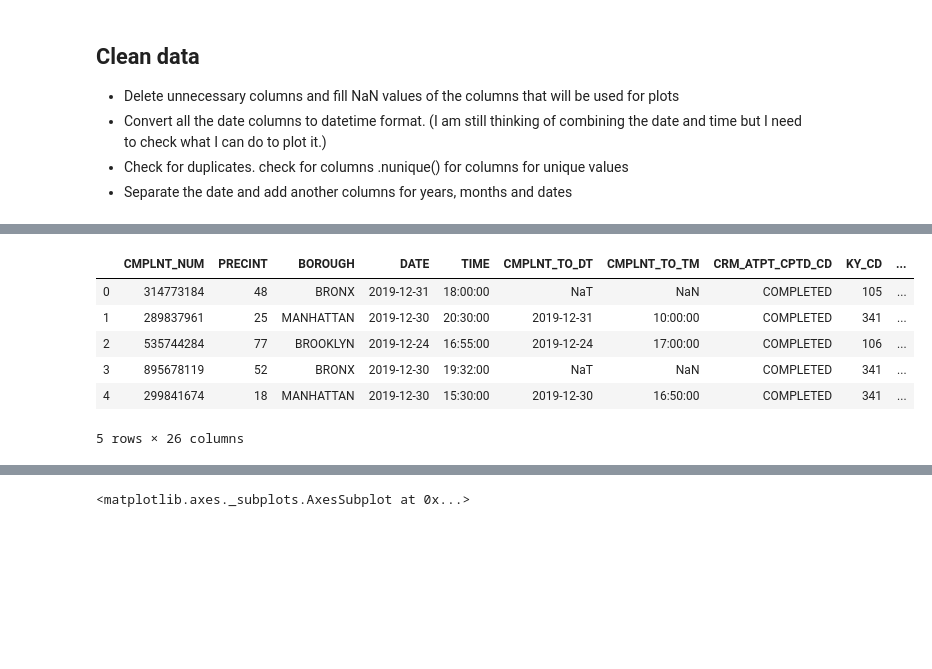
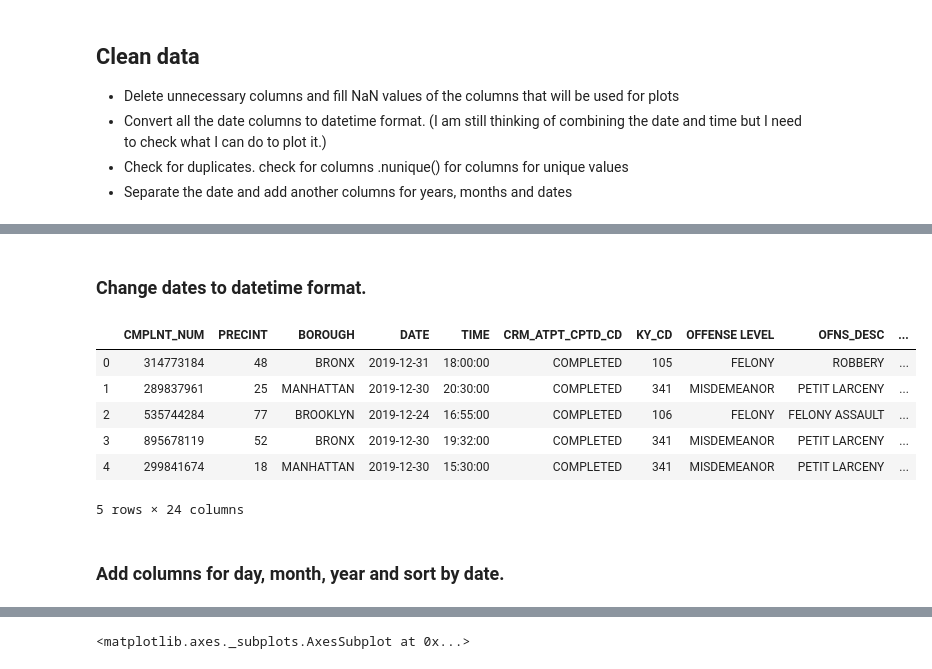
Before and after one commit to elizabeamedalla/Capstone-1, a Jupyter notebook: Capstone 1.ipynb, the cells around one changed output, grey strips where cells are left out. Saved outputs shown, nothing was run; the diff lists cells and outputs as text; code cells hidden in the pictures; blank space fills up the shorter version.

```diff
--- a/Capstone 1.ipynb
+++ b/Capstone 1.ipynb
@@ -23,3 +23,3 @@ df = pd.read_csv('nyc_crime.csv')
 # %%
-# Delete unnecessary columns. Columns that are not needed are: HADEVELOPT, HOUSING_PSA, JURISDICTION_CODE, JURIS_DESC, LOC_OF_OCCUR_DESC, PARKS_NM, STATION_NAME, TRANSIT_DISTRICT.
-df.drop(['HADEVELOPT', 'HOUSING_PSA', 'PREM_TYP_DESC', 'JURISDICTION_CODE', 'JURIS_DESC', 'LOC_OF_OCCUR_DESC', 'PARKS_NM', 'STATION_NAME', 'TRANSIT_DISTRICT'], axis=1, inplace=True)
+df.drop(['HADEVELOPT', 'CMPLNT_TO_DT', 'CMPLNT_TO_TM', 'HOUSING_PSA', 'PREM_TYP_DESC', 'JURISDICTION_CODE', 'JURIS_DESC', 'LOC_OF_OCCUR_DESC', 'PARKS_NM', 'STATION_NAME', 'TRANSIT_DISTRICT'], axis=1, inplace=True)
+df.info()
@@ -32,17 +61,19 @@ df["BOROUGH"].fillna("UNKNOWN", inplace = True)
+# %% [markdown]
+### Change dates to datetime format.
 # %%
-# Change the dates to datetime format
 df['DATE'] = pd.to_datetime(df['DATE'])
-df['CMPLNT_TO_DT'] = pd.to_datetime(df['CMPLNT_TO_DT'], errors='coerce')
 df['RPT_DT'] = pd.to_datetime(df['RPT_DT'], errors='coerce')
 df.head()
 # %% [output]
-|  | CMPLNT_NUM | PRECINT | BOROUGH | DATE | TIME | CMPLNT_TO_DT | CMPLNT_TO_TM | CRM_ATPT_CPTD_CD | KY_CD | ... |
-| 0 | 314773184 | 48 | BRONX | 2019-12-31 | 18:00:00 | NaT | NaN | COMPLETED | 105 | ... |
-| 1 | 289837961 | 25 | MANHATTAN | 2019-12-30 | 20:30:00 | 2019-12-31 | 10:00:00 | COMPLETED | 341 | ... |
-| 2 | 535744284 | 77 | BROOKLYN | 2019-12-24 | 16:55:00 | 2019-12-24 | 17:00:00 | COMPLETED | 106 | ... |
-| 3 | 895678119 | 52 | BRONX | 2019-12-30 | 19:32:00 | NaT | NaN | COMPLETED | 341 | ... |
-| 4 | 299841674 | 18 | MANHATTAN | 2019-12-30 | 15:30:00 | 2019-12-30 | 16:50:00 | COMPLETED | 341 | ... |
+|  | CMPLNT_NUM | PRECINT | BOROUGH | DATE | TIME | CRM_ATPT_CPTD_CD | KY_CD | OFFENSE LEVEL | OFNS_DESC | ... |
+| 0 | 314773184 | 48 | BRONX | 2019-12-31 | 18:00:00 | COMPLETED | 105 | FELONY | ROBBERY | ... |
+| 1 | 289837961 | 25 | MANHATTAN | 2019-12-30 | 20:30:00 | COMPLETED | 341 | MISDEMEANOR | PETIT LARCENY | ... |
+| 2 | 535744284 | 77 | BROOKLYN | 2019-12-24 | 16:55:00 | COMPLETED | 106 | FELONY | FELONY ASSAULT | ... |
+| 3 | 895678119 | 52 | BRONX | 2019-12-30 | 19:32:00 | COMPLETED | 341 | MISDEMEANOR | PETIT LARCENY | ... |
+| 4 | 299841674 | 18 | MANHATTAN | 2019-12-30 | 15:30:00 | COMPLETED | 341 | MISDEMEANOR | PETIT LARCENY | ... |
-5 rows × 26 columns
+5 rows × 24 columns
+# %% [markdown]
+### Add columns for day, month, year and sort by date.
 # %%
 # Add Columns for Hour, Day, Weekday, Month, Year
 df['YEAR'] = df['DATE'].dt.year
```
Also changed, not shown: parts of 81 cells of this notebook.
